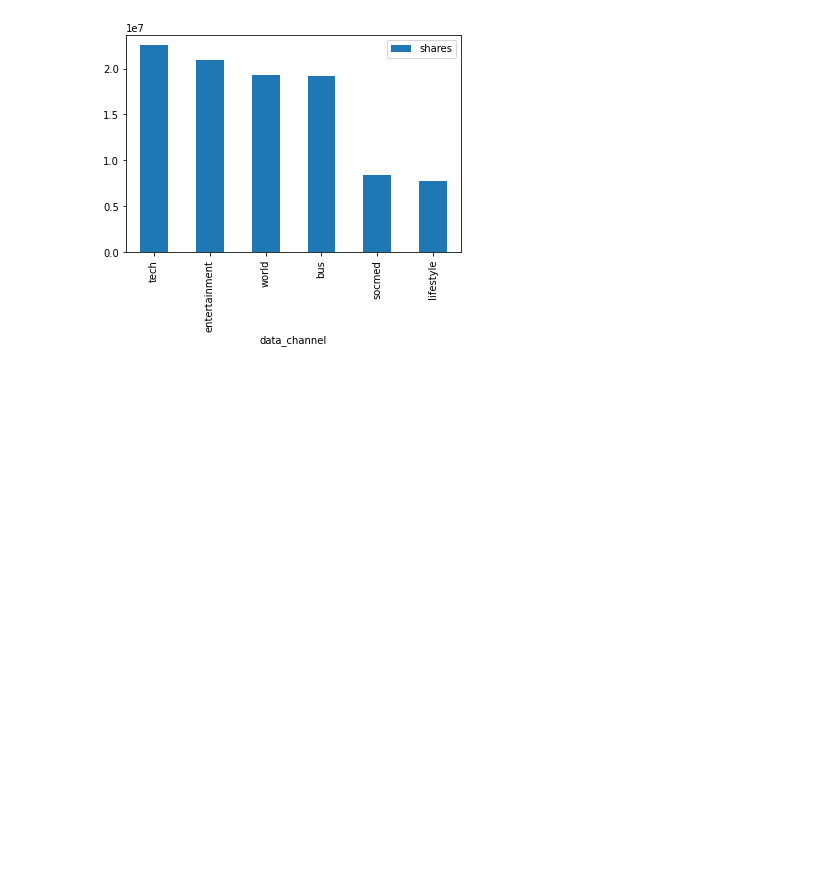
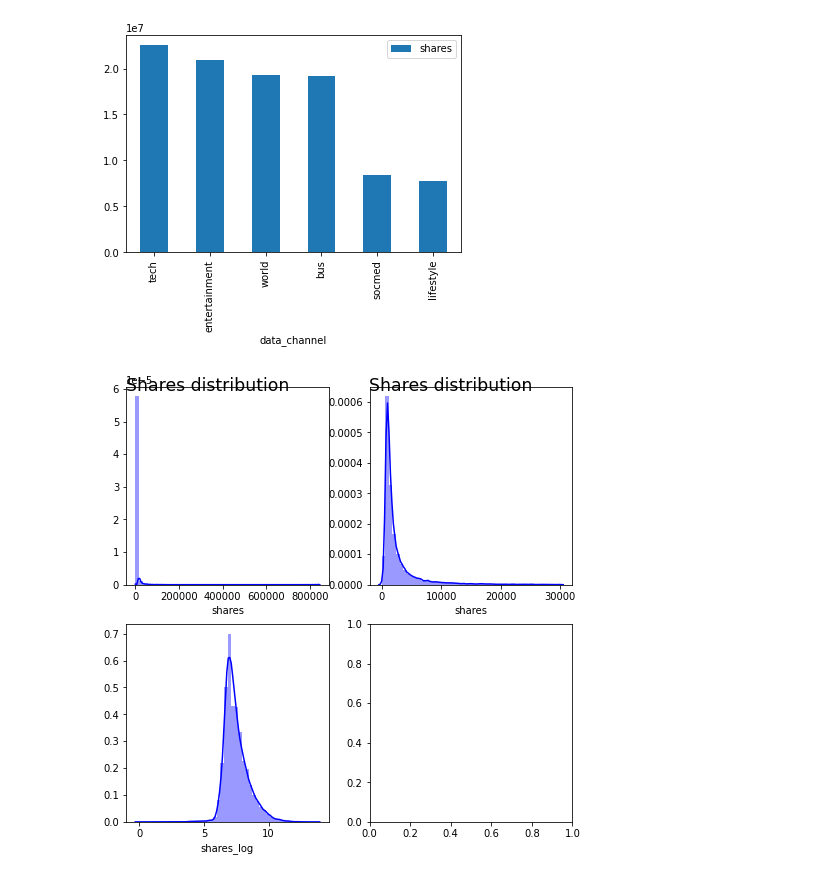
Before and after one commit to orbenishay/Classification, a Jupyter notebook: number of shares in social networks.ipynb, the cells around one changed output. Cells and saved outputs as stored; diff of their text form; code cells hidden in the pictures; blank space fills up the shorter version.

```diff
--- a/number of shares in social networks.ipynb
+++ b/number of shares in social networks.ipynb
@@ -97,7 +102,7 @@ shares.bedrooms.value_counts().head(10) #Count entries per value:
 shares = shares[shares.isnull().sum(axis=1)<3] # Remove rows with more than 3 `NaN`'s.
 shares = shares.loc[:, ~shares.columns.str.contains(r'review', case=False)] # remove specific columns
 shares.drop_duplicates(inplace=True) # Remove duplicates
-shares.drop_duplicates(subset=['director_name', 'title_year'], inplace=True) # Remove duplicates with subsets: Only consider certain columns for identifying duplicates, by default use all of the columns
+shares.drop_duplicates(subset=['url', 'shares'], inplace=True) # Remove duplicates with subsets: Only consider certain columns for identifying duplicates, by default use all of the columns
 shares.index.value_counts().head() # look for duplications
 
 # Clean the data:
@@ -149,3 +159,23 @@ for col in bnb.columns: # remove outliers >3 sigma from all the fields
 shares.groupby('data_channel').agg({'shares': 'sum'}).sort_values('shares', ascending=False).plot(kind='bar');
 # %% [output]
 [figure]
+# %%
+fig = plt.figure()
+fig.set_size_inches(8,8)
+ax1 = fig.add_subplot(221)
+ax2 = fig.add_subplot(222)
+ax3 = fig.add_subplot(223)
+ax4 = fig.add_subplot(224)
+
+ax1.set_title("Shares distribution", x=0.4, y=0.95, ha='center', fontsize='xx-large');
+ax2.set_title("Shares distribution", x=0.4, y=0.95, ha='center', fontsize='xx-large');
+
+sns.distplot(shares.shares, bins=50, kde=True,  color='blue', ax=ax1);
+shares_35k=shares.loc[shares['shares'] <= 30000]
+sns.distplot(shares_35k.shares, bins=50, kde=True,  color='blue', ax=ax2);
+shares['shares_log']=np.log(shares['shares'])
+sns.distplot(shares.shares_log, bins=50, kde=True,  color='blue', ax=ax3);
+
+plt.show()
+# %% [output]
+[figure, added]
```
Also changed, not shown: parts of 3 cells of this notebook.
